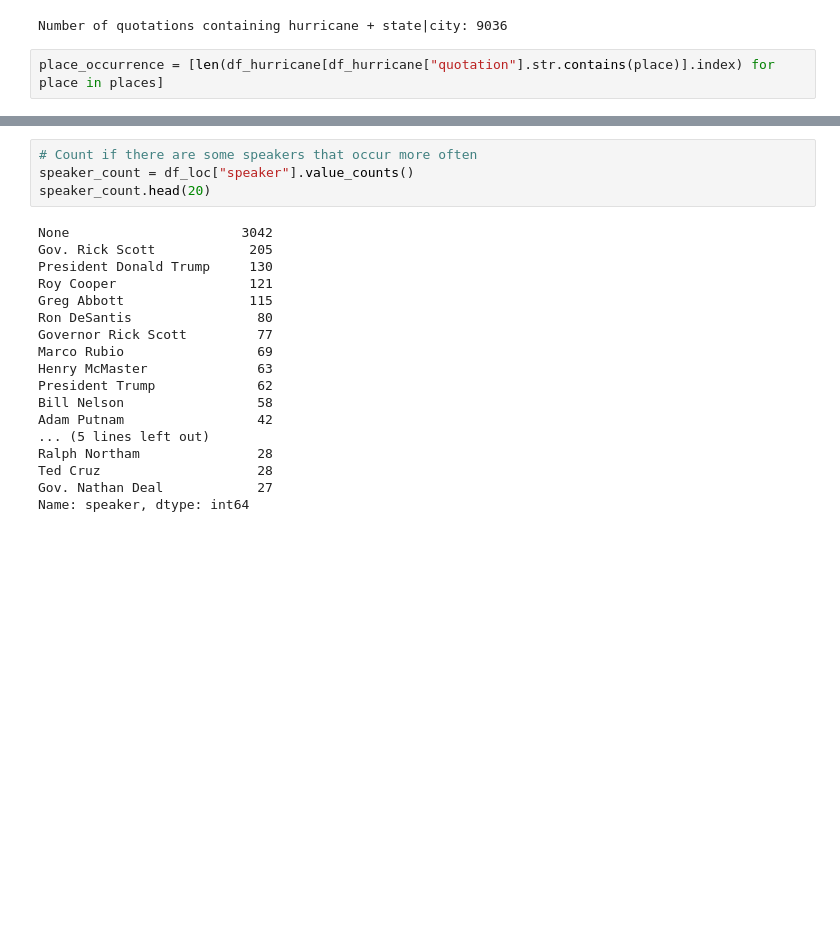
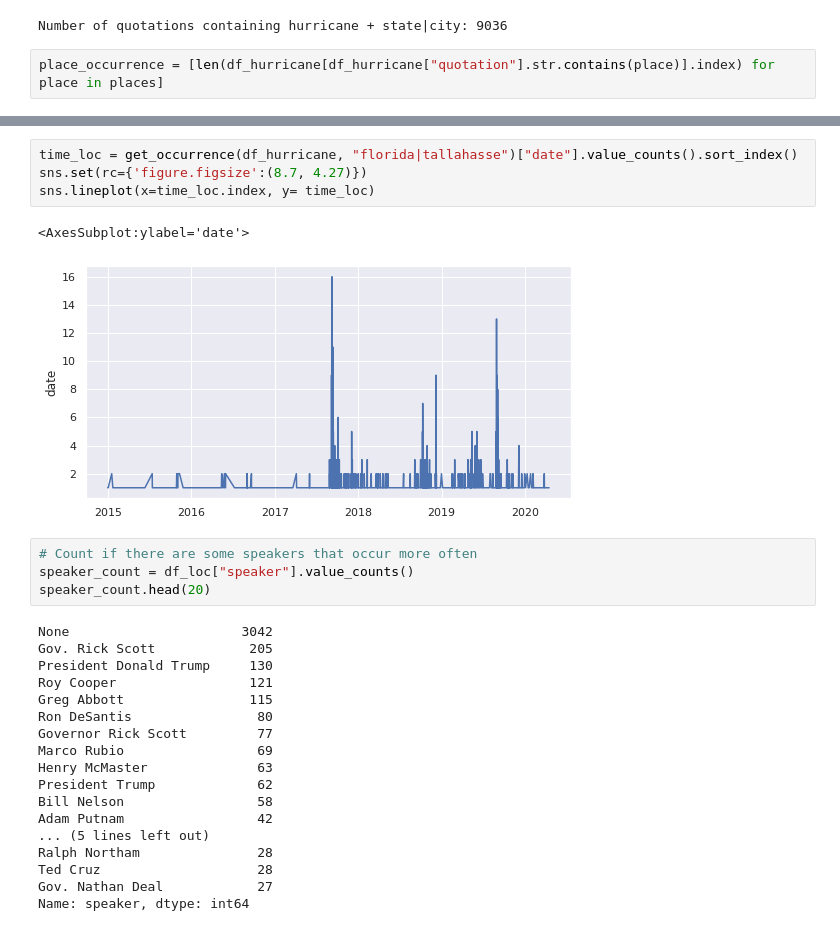
Before and after one commit to epfl-ada/ada-2021-project-marietan-ghariani-bracone-karimi, a Jupyter notebook: project.ipynb, the cells around one changed output, grey strips where cells are left out. Drawn from its saved outputs; the diff is of its cells as text; blank space fills up the shorter version.

Commit message:
modified abstract, added a plot in notebook

```diff
--- a/project.ipynb
+++ b/project.ipynb
@@ -295,3 +295,10 @@ sns.set(rc={'figure.figsize':(18.7,14.27)})
+# %%
+time_loc = get_occurrence(df_hurricane, "florida|tallahasse")["date"].value_counts().sort_index()
+sns.set(rc={'figure.figsize':(8.7, 4.27)})
+sns.lineplot(x=time_loc.index, y= time_loc)
+# %% [output]
+<AxesSubplot:ylabel='date'>
+[figure, added]
 # %%
 # Count if there are some speakers that occur more often
 speaker_count = df_loc["speaker"].value_counts()
```
Also changed, not shown: parts of 1 cell of this notebook, 1 other file.
